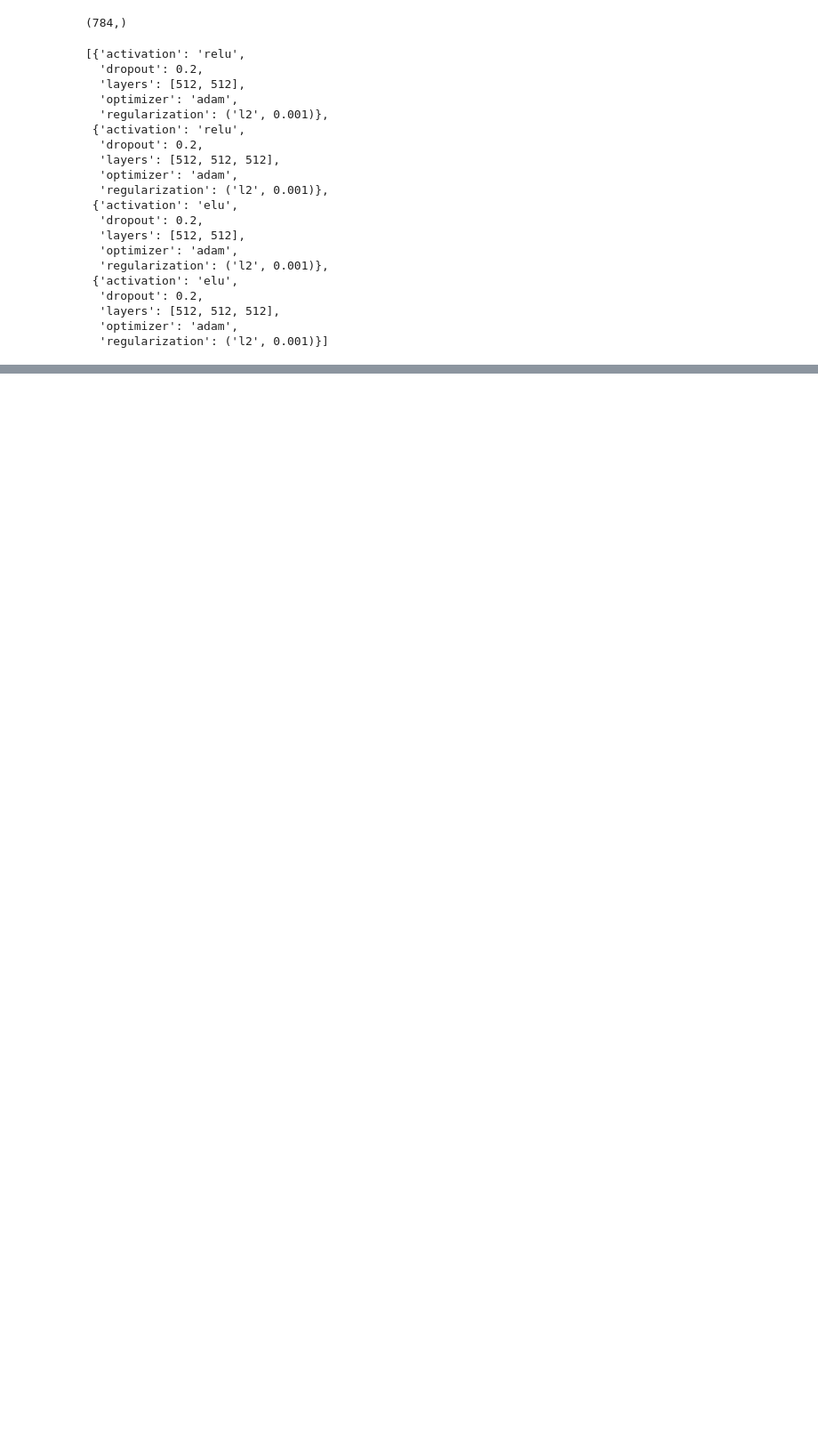
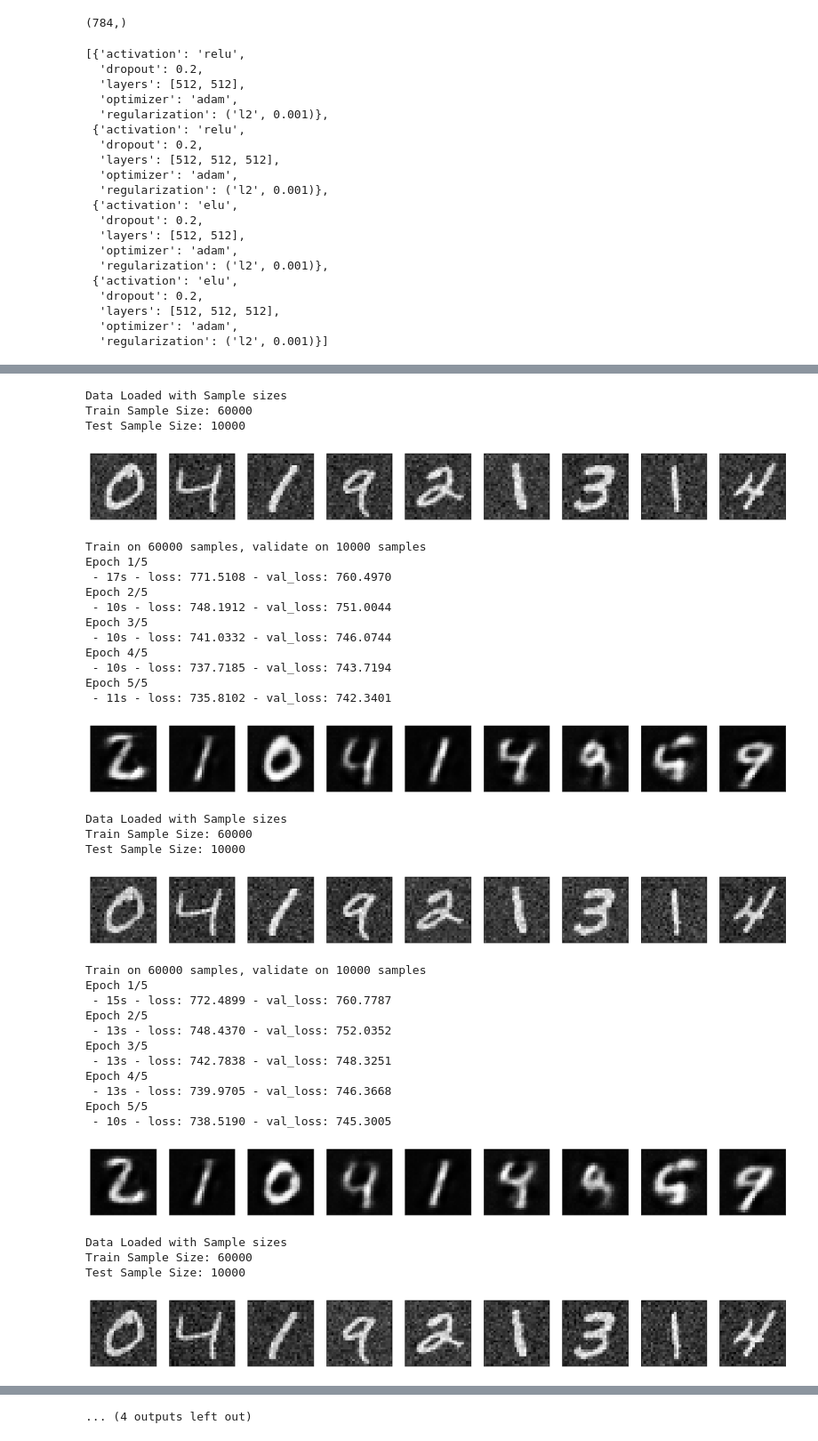
Before and after one commit to shivammehta007/Deep-Learning, a Jupyter notebook: Task 1 Setting Up Env.ipynb, the cells around one changed output, grey strips where cells are left out. Shown at 89% size. Saved outputs shown, nothing was run; the diff lists cells and outputs as text; code cells hidden in the pictures; blank space fills up the shorter version.

```diff
--- a/Task 1 Setting Up Env.ipynb
+++ b/Task 1 Setting Up Env.ipynb
@@ -172,0 +306,54 @@ KeyboardInterrupt:
+# %%
+encoder_history = []
+
+for layer_activation in combinations:
+    model = MyModel(layer_activation, epochs=5)
+    model.add_noise()
+    model.print_head()
+    image_with_noise , history = model.create_decoder_model()
+    encoder_history.append(history)
+    plt.figure(figsize=(20, 4))
+    for i in range(1,10):
+        ax = plt.subplot(2, 10, i)
+        plt.imshow(image_with_noise[i].reshape(28, 28))
+        plt.gray()
+        ax.get_xaxis().set_visible(False)
+        ax.get_yaxis().set_visible(False)
+    plt.show()
+# %% [output]
+Data Loaded with Sample sizes
+Train Sample Size: 60000
+Test Sample Size: 10000
+[figure, added]
+Train on 60000 samples, validate on 10000 samples
+Epoch 1/5
+ - 17s - loss: 771.5108 - val_loss: 760.4970
+Epoch 2/5
+ - 10s - loss: 748.1912 - val_loss: 751.0044
+Epoch 3/5
+ - 10s - loss: 741.0332 - val_loss: 746.0744
+Epoch 4/5
+ - 10s - loss: 737.7185 - val_loss: 743.7194
+Epoch 5/5
+ - 11s - loss: 735.8102 - val_loss: 742.3401
+[figure, added]
+Data Loaded with Sample sizes
+Train Sample Size: 60000
+Test Sample Size: 10000
+[figure, added]
+Train on 60000 samples, validate on 10000 samples
+Epoch 1/5
+ - 15s - loss: 772.4899 - val_loss: 760.7787
+Epoch 2/5
+ - 13s - loss: 748.4370 - val_loss: 752.0352
+Epoch 3/5
+ - 13s - loss: 742.7838 - val_loss: 748.3251
+Epoch 4/5
+ - 13s - loss: 739.9705 - val_loss: 746.3668
+Epoch 5/5
+ - 10s - loss: 738.5190 - val_loss: 745.3005
+[figure, added]
+Data Loaded with Sample sizes
+Train Sample Size: 60000
+Test Sample Size: 10000
+[figure, added]
@@ -172,0 +372 @@ KeyboardInterrupt:
+... (4 outputs left out)
```
Also changed, not shown: parts of 8 cells of this notebook.
